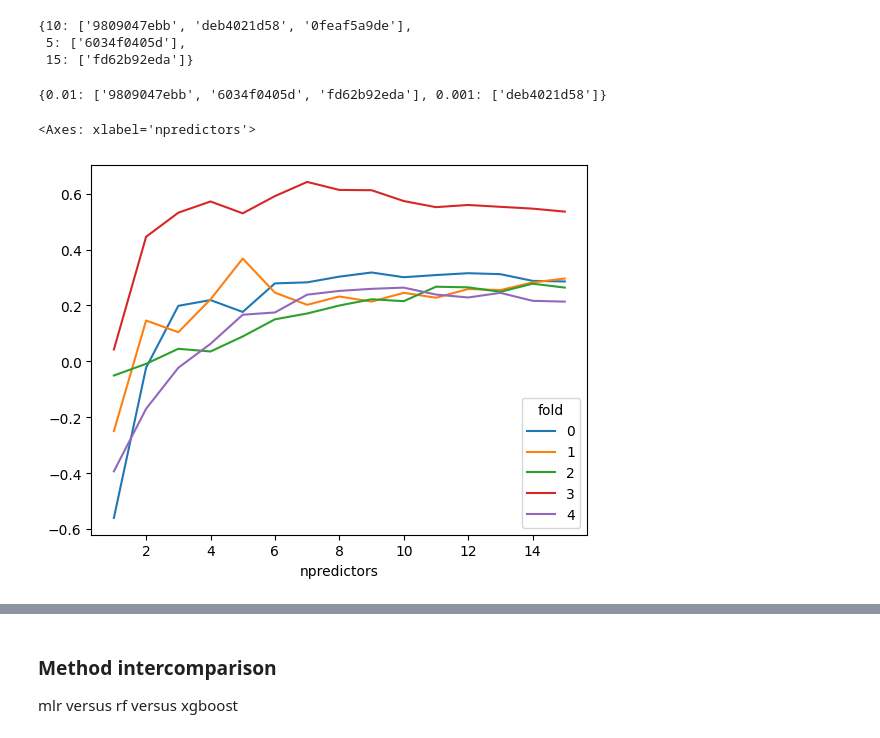
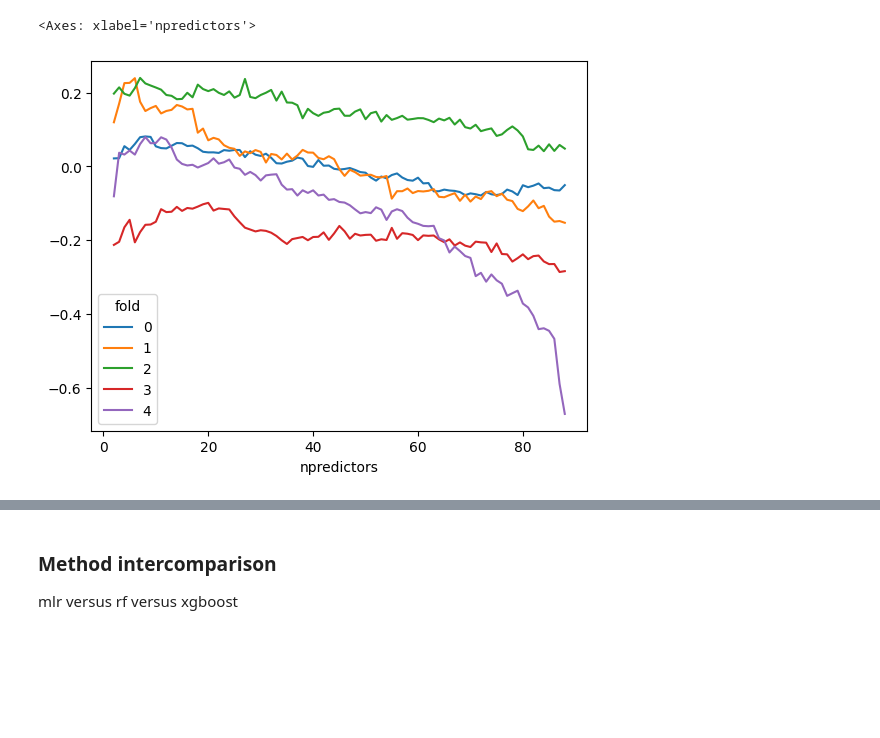
Before and after one commit to chiemvs/Medley, a Jupyter notebook: notebooks/Experiment_interpretation.ipynb, the cells around one changed output, grey strips where cells are left out. Cells and saved outputs as stored; diff of their text form; code cells hidden in the pictures; blank space fills up the shorter version.

```diff
--- a/notebooks/Experiment_interpretation.ipynb
+++ b/notebooks/Experiment_interpretation.ipynb
@@ -54 +55,4 @@ Name: expid, dtype: object
+# %%
+df_mse, sc = load_pred_results('fa83d256b8')
+df_r2, sc = load_pred_results('3ecf1388d4')
 # %%
@@ -71,10 +99,5 @@ Name: expid, dtype: object
 # %%
-return_unique_values('max_depth') # Reason strong decline after 7 predictors seems to be deepest trees.
+sc.plot()
 # %% [output]
-{10: ['9809047ebb', 'deb4021d58', '0feaf5a9de'],
- 5: ['6034f0405d'],
- 15: ['fd62b92eda']}
+<Axes: xlabel='npredictors'>
+[figure, added]
-# %%
-return_unique_values('min_samples_split')
-# %% [output]
-{0.01: ['9809047ebb', '6034f0405d', 'fd62b92eda'], 0.001: ['deb4021d58']}
@@ -83,5 +103,0 @@ df_forward, sc = load_pred_results('deb4021d58')
-# %%
-sc.plot()
-# %% [output]
-<Axes: xlabel='npredictors'>
-[figure, removed]
```
Also changed, not shown: parts of 17 cells of this notebook, 5 other files.
